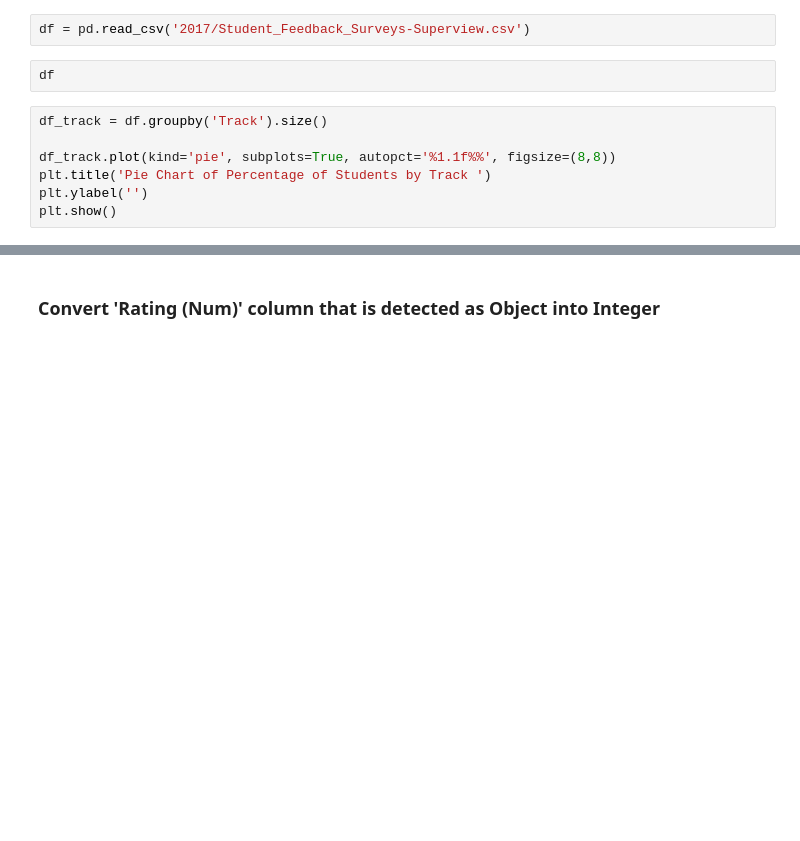
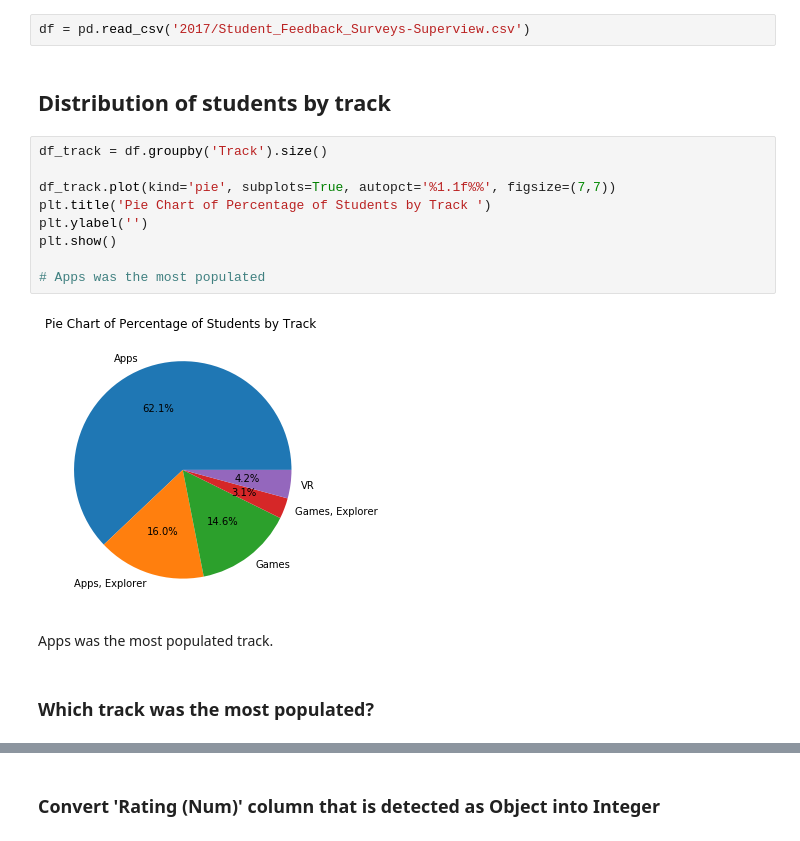
Before and after one commit to uyennguyen16900/academy_feedback_nps_data, a Jupyter notebook: Feedback_Surveys_FINAL/NPS_Data.ipynb, the cells around one changed output, grey strips where cells are left out. Saved outputs shown, nothing was run; the diff lists cells and outputs as text; blank space fills up the shorter version.

```diff
--- a/Feedback_Surveys_FINAL/NPS_Data.ipynb
+++ b/Feedback_Surveys_FINAL/NPS_Data.ipynb
@@ -10,14 +10,22 @@ import seaborn as sns
 import csv
 # %%
 df = pd.read_csv('2017/Student_Feedback_Surveys-Superview.csv')
-# %%
-df
+# %% [markdown]
+## Distribution of students by track
 # %%
 df_track = df.groupby('Track').size()
 
-df_track.plot(kind='pie', subplots=True, autopct='%1.1f%%', figsize=(8,8))
+df_track.plot(kind='pie', subplots=True, autopct='%1.1f%%', figsize=(7,7))
 plt.title('Pie Chart of Percentage of Students by Track ')
 plt.ylabel('')
 plt.show()
+
+# Apps was the most populated
+# %% [output]
+[figure, added]
+# %% [markdown]
+<p>Apps was the most populated track.</p>
+# %% [markdown]
+### Which track was the most populated?
 # %%
 df['Track'].value_counts().plot(kind='bar')
```
Also changed, not shown: parts of 47 cells of this notebook, 1 other file.
